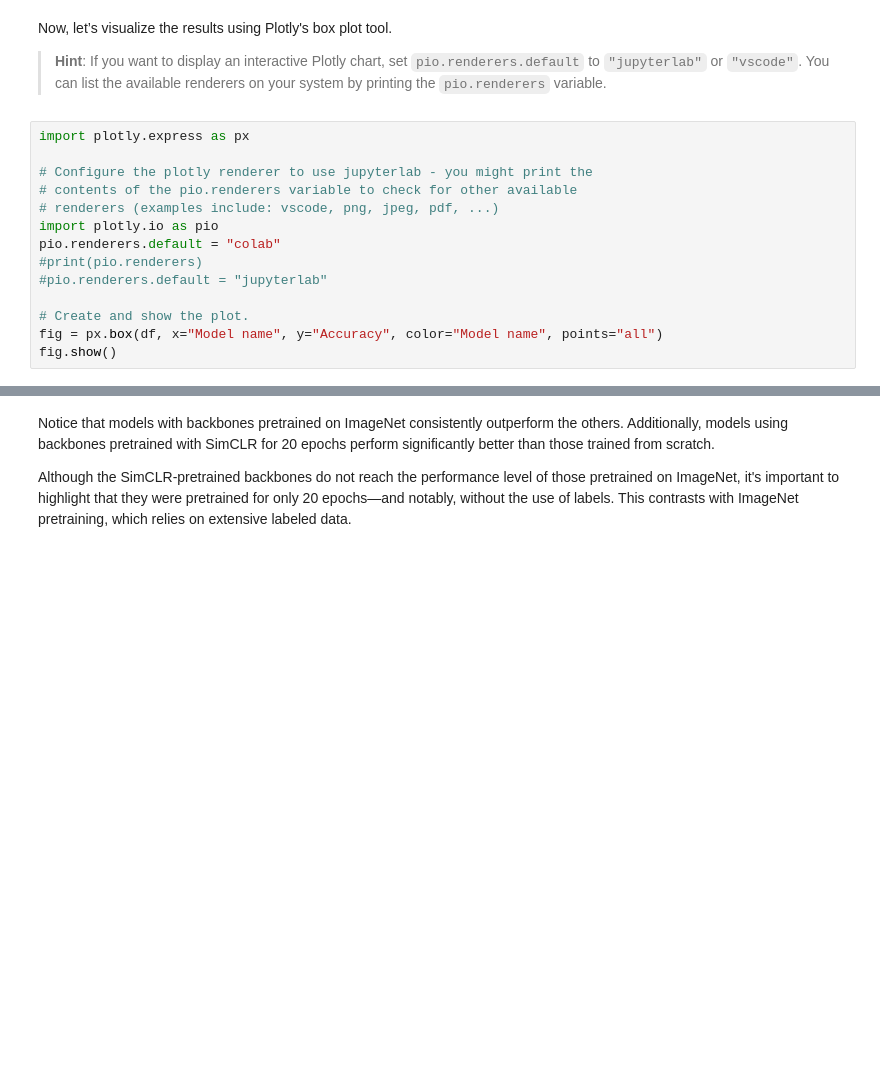
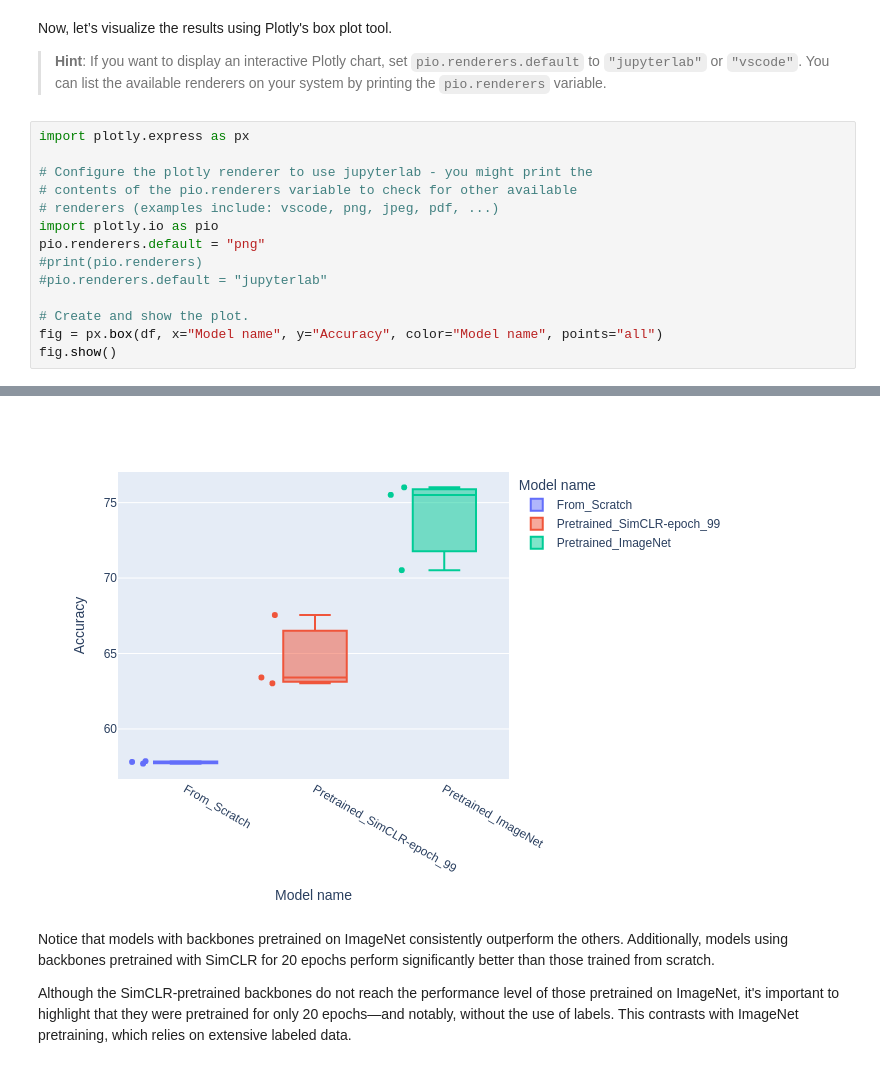
Before and after one commit to joaoaugustoss/SSL-course, a Jupyter notebook: 10_minerva_SimCLR-STL10-downstream_task.ipynb, the cells around one changed output, grey strips where cells are left out. Cells and saved outputs as stored; diff of their text form; blank space fills up the shorter version.

```diff
--- a/10_minerva_SimCLR-STL10-downstream_task.ipynb
+++ b/10_minerva_SimCLR-STL10-downstream_task.ipynb
@@ -737,7 +757,7 @@ import plotly.express as px
 # contents of the pio.renderers variable to check for other available
 # renderers (examples include: vscode, png, jpeg, pdf, ...)
 import plotly.io as pio
-pio.renderers.default = "colab"
+pio.renderers.default = "png"
 #print(pio.renderers)
 #pio.renderers.default = "jupyterlab"
 
@@ -749,3 +768,4 @@ fig.show()
+[figure, added]
 # %% [markdown]
 Notice that models with backbones pretrained on ImageNet consistently outperform the others.
 Additionally, models using backbones pretrained with SimCLR for 20 epochs perform significantly better than those trained from scratch.
```
Also changed, not shown: parts of 9 cells of this notebook.
